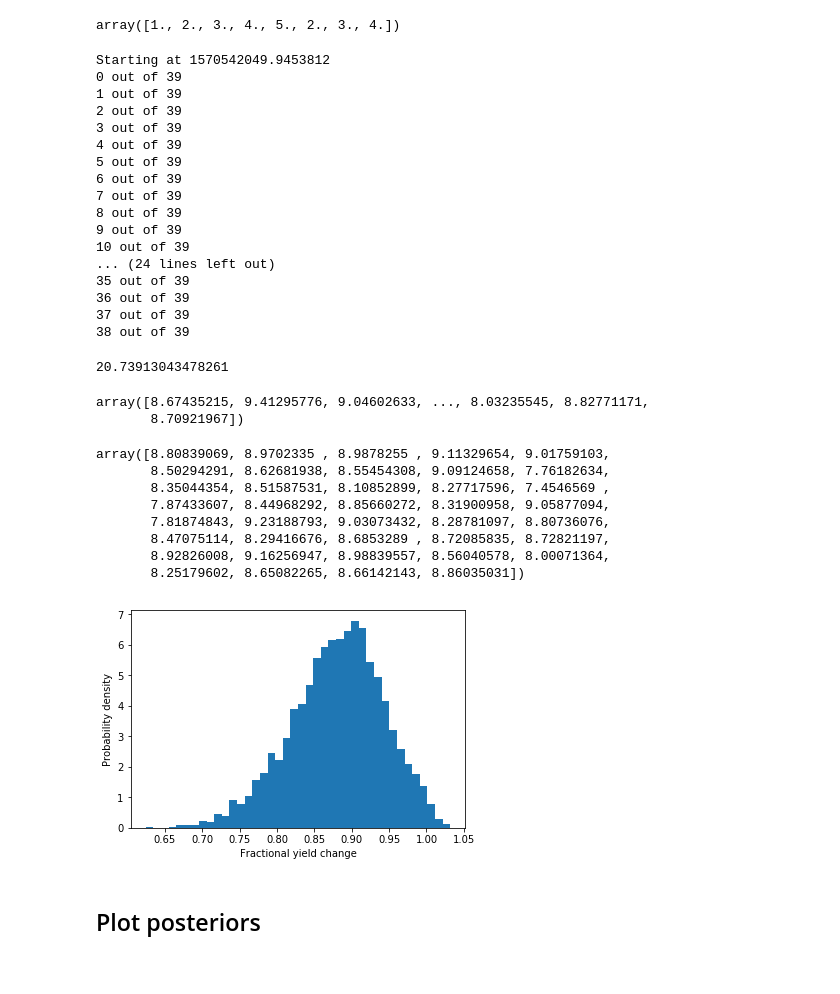
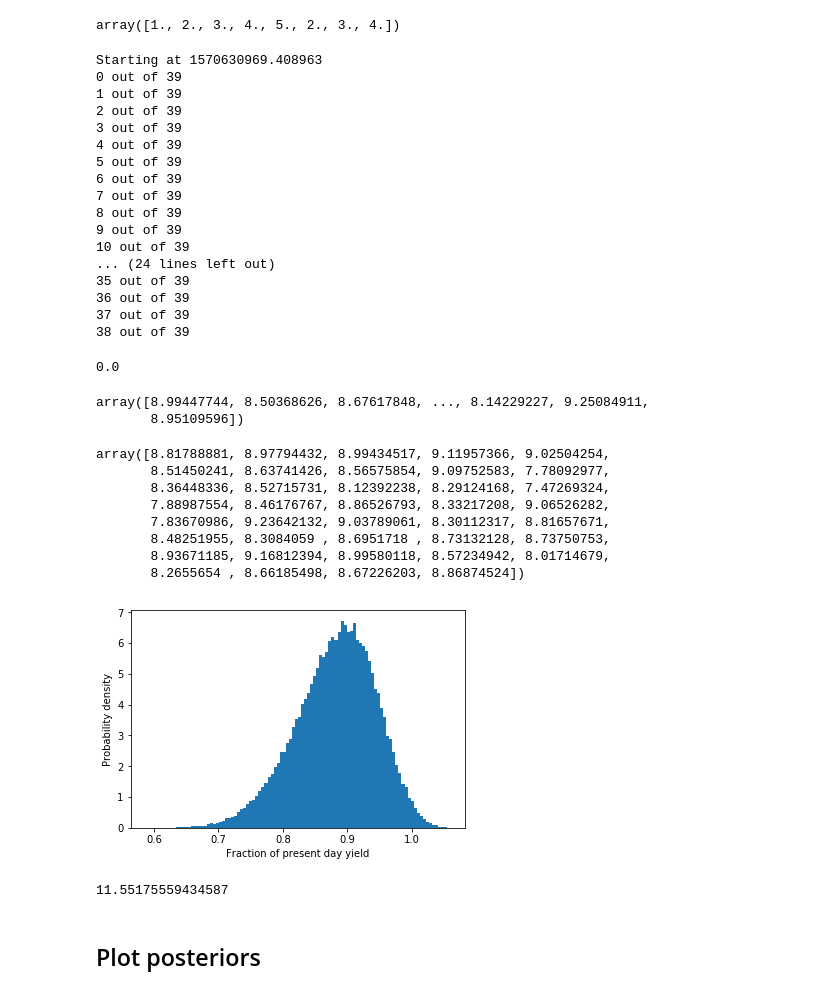
Before and after one commit to AnisaAubin/facynation, a Jupyter notebook: 8_mean_yield_fracs.ipynb, the cells around one changed output. Cells and saved outputs as stored; diff of their text form; code cells hidden in the pictures.

Commit message:
Latest figures etc

```diff
--- a/8_mean_yield_fracs.ipynb
+++ b/8_mean_yield_fracs.ipynb
@@ -598,16 +598,16 @@ for state in states:
                                      ][str(year)].iloc[0]
                  for year in years]
 
-    #temp_mean =  np.nanmean(np.array(temp_month_anoms[all_months]))
+    temp_mean =  np.nanmean(np.array(temp_month_anoms[all_months]))
     temp_variance = np.nanstd(np.array(temp_month_anoms[all_months]))
-    #precip_mean =  np.nanmean(np.array(precip_month_anoms[all_months]))
+    precip_mean =  np.nanmean(np.array(precip_month_anoms[all_months]))
     precip_variance = np.nanstd(np.array(precip_month_anoms[all_months]))
     yield_variance = np.nanstd(np.array(yields_by_year))
 
-    print("{} & {} & {} & {} \\\\ ".format(state,
-                                 #round(temp_mean, 2),
+    print("{} & {} & {} & {} & {} & {} \\\\ ".format(state,
+                                 round(temp_mean, 2),
                                  round(temp_variance, 2),
-                                 #round(precip_mean, 2),
+                                 round(precip_mean, 2),
                                  round(precip_variance, 2),
                                  round(yield_variance, 2)
                                      )
@@ -1595,6 +1625,7 @@ mean_yield_anom_sim = np.full(len(dt), np.nan)
 
 yeald_sim_samples = []
 
+start = time.time()
 print("Starting at {}".format(time.time()))
 for n, _ in enumerate(dt):
     print("{} out of {}".format(n, len(dt)))
@@ -1602,8 +1633,9 @@ for n, _ in enumerate(dt):
     p = dp.values[n]
     mean_yield_samples = np.full(len(samples2['mu_t']), np.nan)
     for k in np.arange(len(samples2['mu_t'])):
-        if not take_100[k]:
-            continue
+        #Comment this out to use the full 2000 samples
+        #if not take_100[k]:
+        #    continue
 
         #print('k = {}'.format(k))
         mu_t    = samples2['mu_t'][k]
@@ -1617,8 +1649,10 @@ for n, _ in enumerate(dt):
 
     mean_yield_anom_sim[n] = np.nanmean(mean_yield_samples)
     yeald_sim_samples = np.append(yeald_sim_samples, mean_yield_samples)
+
+print("Finished in {} seconds".format(time.time() - start))
 # %% [output]
-Starting at 1570542049.9453812
+Starting at 1570630969.408963
 0 out of 39
 1 out of 39
 2 out of 39
@@ -1638,36 +1672,40 @@ Starting at 1570542049.9453812
 # %%
 np.sum(np.isnan(yeald_sim_samples))/np.sum(~np.isnan(yeald_sim_samples))
 # %% [output]
-20.73913043478261
+0.0
 # %%
 yeald_sim_samples[~np.isnan(yeald_sim_samples)]
 # %% [output]
-array([8.67435215, 9.41295776, 9.04602633, ..., 8.03235545, 8.82771171,
-       8.70921967])
+array([8.99447744, 8.50368626, 8.67617848, ..., 8.14229227, 9.25084911,
+       8.95109596])
 # %%
 mean_yield_anom_sim
 # %% [output]
-array([8.80839069, 8.9702335 , 8.9878255 , 9.11329654, 9.01759103,
-       8.50294291, 8.62681938, 8.55454308, 9.09124658, 7.76182634,
-       8.35044354, 8.51587531, 8.10852899, 8.27717596, 7.4546569 ,
-       7.87433607, 8.44968292, 8.85660272, 8.31900958, 9.05877094,
-       7.81874843, 9.23188793, 9.03073432, 8.28781097, 8.80736076,
-       8.47075114, 8.29416676, 8.6853289 , 8.72085835, 8.72821197,
-       8.92826008, 9.16256947, 8.98839557, 8.56040578, 8.00071364,
-       8.25179602, 8.65082265, 8.66142143, 8.86035031])
+array([8.81788881, 8.97794432, 8.99434517, 9.11957366, 9.02504254,
+       8.51450241, 8.63741426, 8.56575854, 9.09752583, 7.78092977,
+       8.36448336, 8.52715731, 8.12392238, 8.29124168, 7.47269324,
+       7.88987554, 8.46176767, 8.86526793, 8.33217208, 9.06526282,
+       7.83670986, 9.23642132, 9.03789061, 8.30112317, 8.81657671,
+       8.48251955, 8.3084059 , 8.6951718 , 8.73132128, 8.73750753,
+       8.93671185, 9.16812394, 8.99580118, 8.57234942, 8.01714679,
+       8.2655654 , 8.66185498, 8.67226203, 8.86874524])
 # %%
-plt.hist(yeald_sim_samples[~np.isnan(yeald_sim_samples)]/9.75, bins = 40, normed=True)
+plt.hist(yeald_sim_samples[~np.isnan(yeald_sim_samples)]/9.75, bins = 100, normed=True)
 #plt.plot(T_incs, sample_medians, label='medians')
 #plt.plot(T_incs, sample_25, label='25th percentile')
 #plt.plot(T_incs, sample_75, label='75th percentile')
 #plt.fill_between(T_incs, sample_25, sample_75, label='75th - 25th percentile', alpha=0.2)
 plt.legend()
 plt.ylabel('Probability density')
-plt.xlabel('Fractional yield change')
+plt.xlabel('Fraction of present day yield')
 plt.savefig('./figs/simulated_impact.pdf')
 plt.savefig('./figs/simulated_impact.png')
 # %% [output]
-[figure, old version]
+[figure, new version]
+# %%
+100 *(1- np.median(yeald_sim_samples[~np.isnan(yeald_sim_samples)])/9.75)
+# %% [output]
+11.55175559434587
 # %% [markdown]
 ## Plot posteriors
 # %%
```
Also changed, not shown: parts of 5 cells of this notebook.
